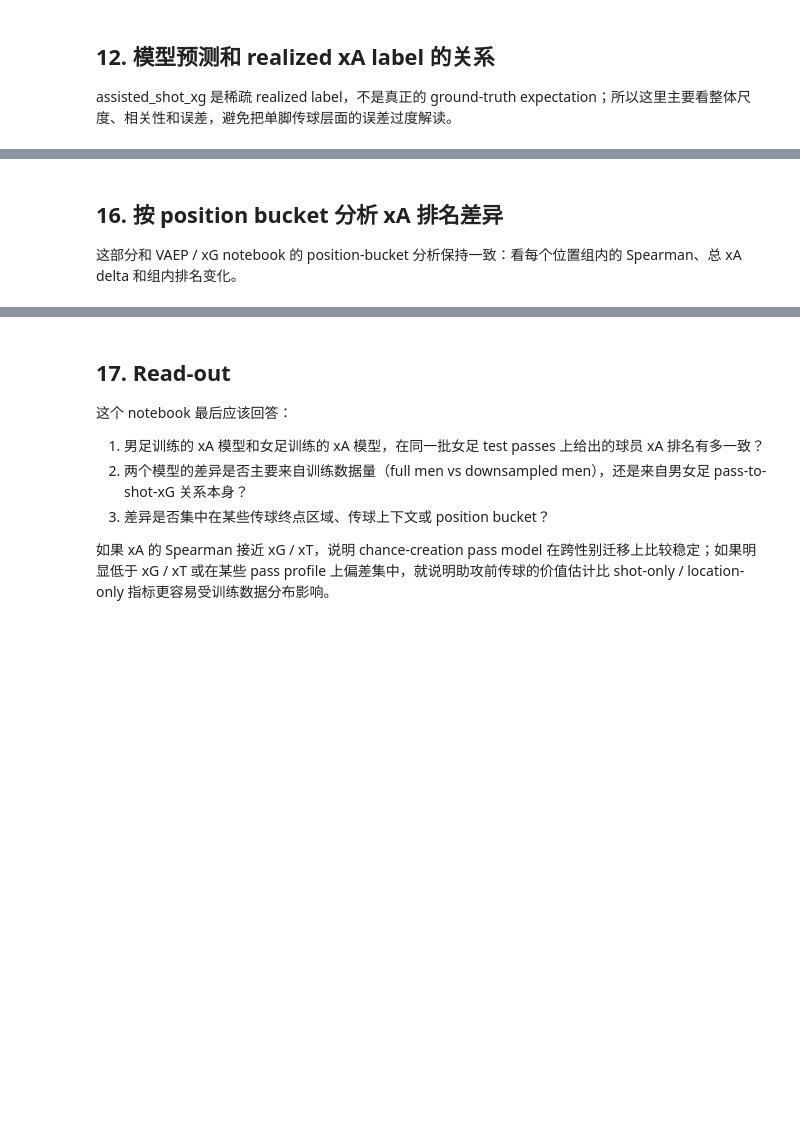
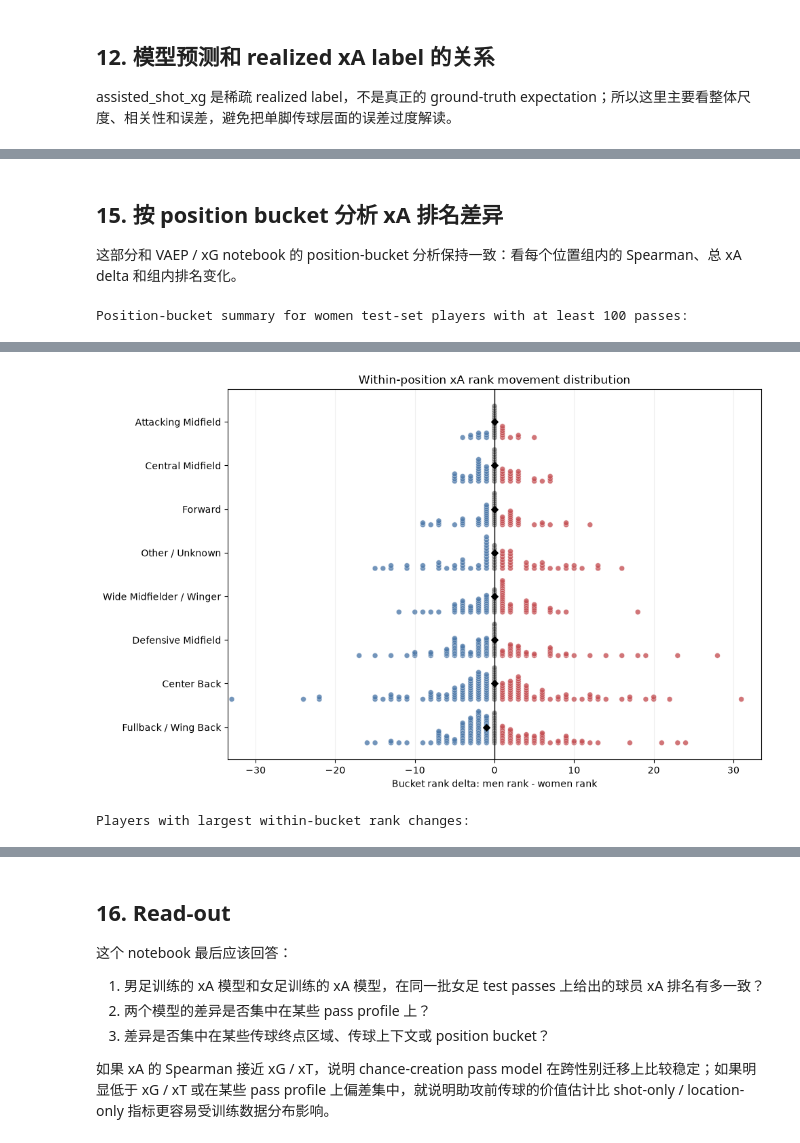
Before and after one commit to VictorYu379/womens-football-metrics-analysis, a Jupyter notebook: enriched_xa_features_competition_events.ipynb, the cells around one changed output, grey strips where cells are left out. Cells and saved outputs as stored; diff of their text form; code cells hidden in the pictures; blank space fills up the shorter version.

```diff
--- a/enriched_xa_features_competition_events.ipynb
+++ b/enriched_xa_features_competition_events.ipynb
@@ -1277,5 +1318,5 @@ plt.show()
 # %% [markdown]
-## 16. 按 position bucket 分析 xA 排名差异
+## 15. 按 position bucket 分析 xA 排名差异
 
 这部分和 VAEP / xG notebook 的 position-bucket 分析保持一致：看每个位置组内的 Spearman、总 xA delta 和组内排名变化。
 # %%
@@ -1328,6 +1369,68 @@ else:
     print("Position-bucket summary for women test-set players with at least", MIN_PASSES_PER_PLAYER, "passes:")
     display(position_bucket_xa_summary.round(4))
 
+    ordered_buckets = position_bucket_xa_summary.sort_values("players", ascending=False)["position_bucket"].tolist()
+    rank_distribution_rows = player_xa_by_position.dropna(subset=["bucket_rank_delta"]).copy()
+    RANK_STACK_HEIGHT = 0.72
+    RANK_STACK_POINT_STEP = 0.09
+    RANK_STACK_BOTTOM = -RANK_STACK_HEIGHT / 2
+
+    fig, axis = plt.subplots(figsize=(10, max(6, 0.55 * len(ordered_buckets) + 2)))
+    for y_index, position_bucket in enumerate(ordered_buckets):
+        bucket_rank_values = rank_distribution_rows.loc[
+            rank_distribution_rows["position_bucket"].eq(position_bucket),
+            "bucket_rank_delta",
+        ].to_numpy()
+        if len(bucket_rank_values) == 0:
+            continue
+
+        y_offsets = np.zeros_like(bucket_rank_values, dtype=float)
+        unique_rank_values, rank_group_ids = np.unique(bucket_rank_values, return_inverse=True)
+        max_stack_size = max(np.bincount(rank_group_ids))
+        stack_step = min(
+            RANK_STACK_POINT_STEP,
+            RANK_STACK_HEIGHT / max(max_stack_size - 1, 1),
+        )
+        for rank_group_id in range(len(unique_rank_values)):
+            matching_points = np.flatnonzero(rank_group_ids == rank_group_id)
+            y_offsets[matching_points] = RANK_STACK_BOTTOM + np.arange(len(matching_points)) * stack_step
+
+        rank_colors = np.where(
+            bucket_rank_values > 0,
+            "#C44E52",
+            np.where(bucket_rank_values < 0, "#4C78A8", "#777777"),
+        )
+        axis.scatter(
+            bucket_rank_values,
+            y_index + y_offsets,
+            color=rank_colors,
+            alpha=0.78,
+            s=32,
+            edgecolors="white",
+            linewidths=0.35,
+        )
+        axis.scatter(
+            np.median(bucket_rank_values),
+            y_index,
+            color="black",
+            marker="D",
+            s=24,
+            zorder=4,
+        )
+
+    rank_limit = rank_distribution_rows["bucket_rank_delta"].abs().max()
+    if pd.isna(rank_limit) or rank_limit == 0:
+        rank_limit = 1
+    axis.axvline(0, color="black", linewidth=1)
+    axis.set_xlim(-rank_limit - 0.5, rank_limit + 0.5)
+    axis.set_yticks(np.arange(len(ordered_buckets)))
+    axis.set_yticklabels(ordered_buckets)
+    axis.set_xlabel("Bucket rank delta: men rank - women rank")
+    axis.set_title("Within-position xA rank movement distribution")
+    axis.grid(axis="x", alpha=0.2)
+    plt.tight_layout()
+    plt.show()
+
     print("\nPlayers with largest within-bucket rank changes:")
     display(
         player_xa_by_position.sort_values("abs_bucket_rank_delta", ascending=False)[
@@ -1349,3 +1452,5 @@ else:
         .head(25)
         .round(4)
     )
+# %% [output]
+Position-bucket summary for women test-set players with at least 100 passes:
@@ -1351,0 +1466,2 @@ else:
+[figure, added]
+Players with largest within-bucket rank changes:
@@ -1352,10 +1485,10 @@ else:
 # %% [markdown]
-## 17. Read-out
+## 16. Read-out
 
 这个 notebook 最后应该回答：
 
 1. 男足训练的 xA 模型和女足训练的 xA 模型，在同一批女足 test passes 上给出的球员 xA 排名有多一致？
-2. 两个模型的差异是否主要来自训练数据量（full men vs downsampled men），还是来自男女足 pass-to-shot-xG 关系本身？
+2. 两个模型的差异是否集中在某些 pass profile 上？
 3. 差异是否集中在某些传球终点区域、传球上下文或 position bucket？
 
 如果 xA 的 Spearman 接近 xG / xT，说明 chance-creation pass model 在跨性别迁移上比较稳定；如果明显低于 xG / xT 或在某些 pass profile 上偏差集中，就说明助攻前传球的价值估计比 shot-only / location-only 指标更容易受训练数据分布影响。
```
Also changed, not shown: parts of 26 cells of this notebook, 31 other files.
